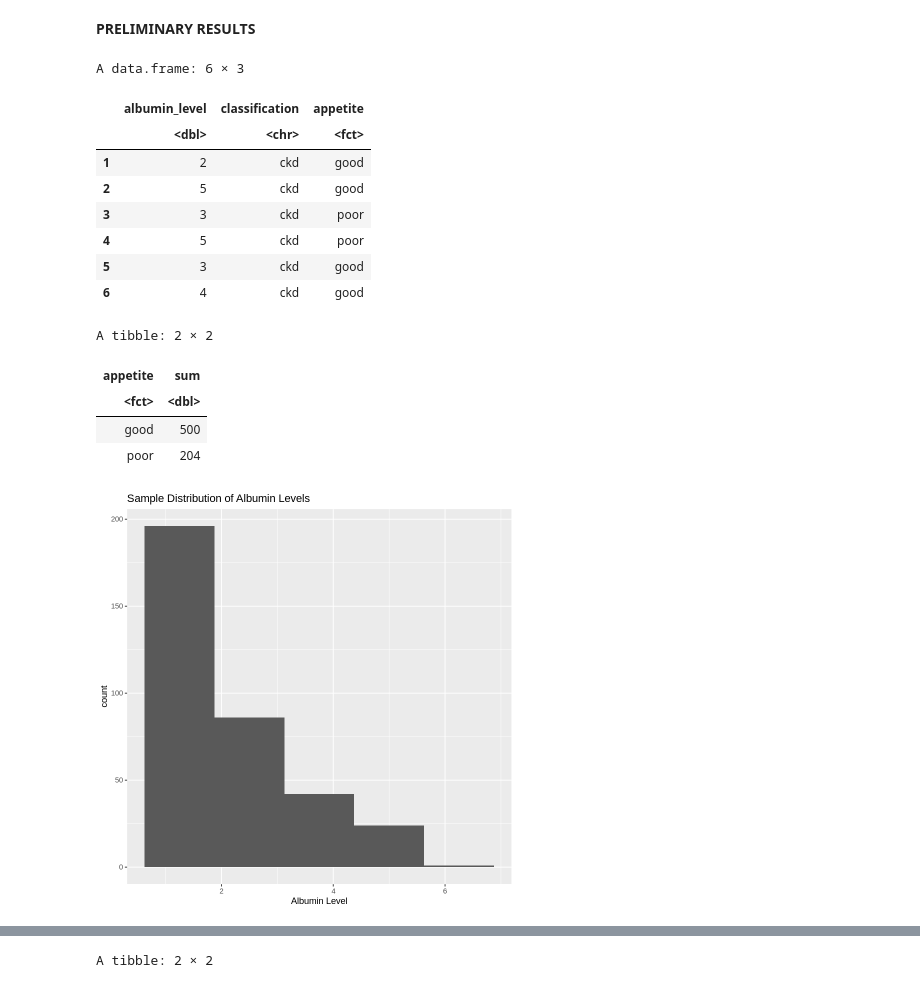
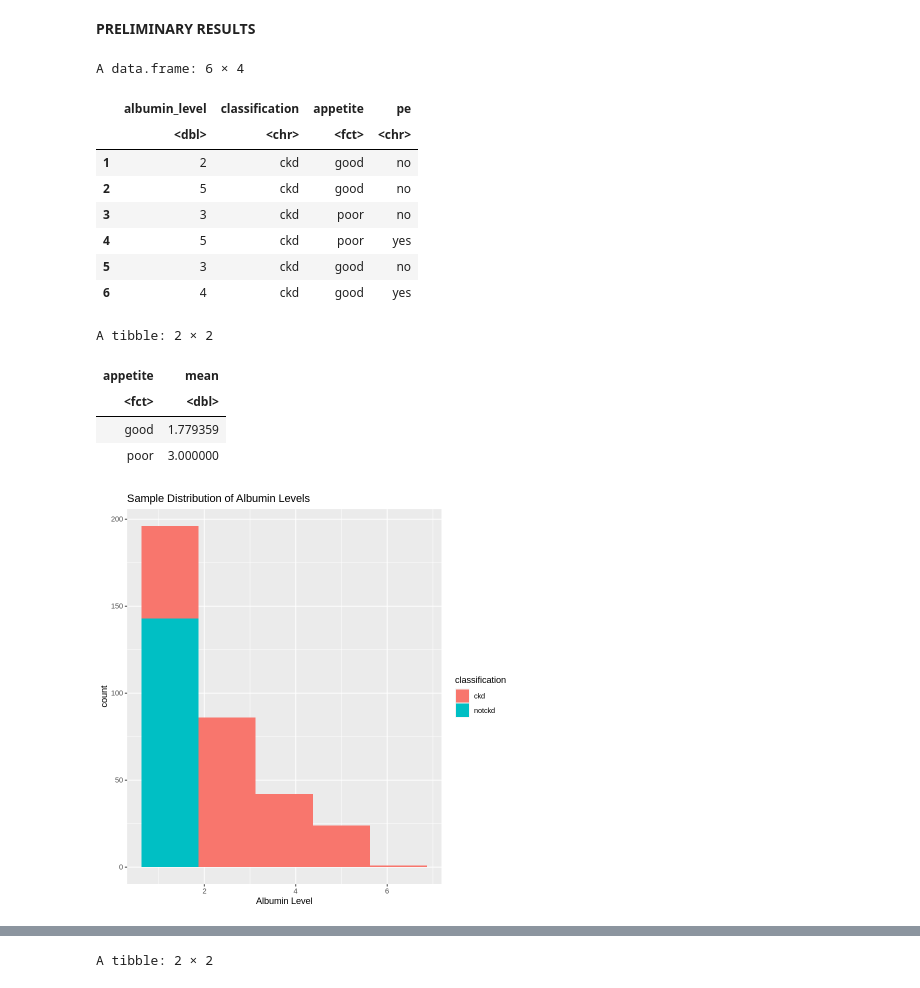
Before and after one commit to mish-salt/Group-14-stat-project, a Jupyter notebook: PROPOSAL.ipynb, the cells around one changed output, grey strips where cells are left out. Saved outputs shown, nothing was run; the diff lists cells and outputs as text; code cells hidden in the pictures.

```diff
--- a/PROPOSAL.ipynb
+++ b/PROPOSAL.ipynb
@@ -17,13 +17,6 @@ library(tidyverse)
 library(repr)
 library(digest)
 # %%
-#Question: do ckd patients have the same level of albumin as non-ckd patients?
-
-#Patients without ckd could have other diseases - maybe diseases which actually affects the liver
-#See if ckd has the same affect on albumin as other potential diseases
-#does not say if ckd patients stictly have ckd
-#An observation which pertains to this sample (maybe)
-
 
 #reading the data
 dataset <- read.csv("https://raw.githubusercontent.com/mish-salt/Group-14-stat-project/main/ckd.csv")
@@ -31,71 +24,45 @@ dataset <- read.csv("https://raw.githubusercontent.com/mish-salt/Group-14-stat-p
 #wrangling data
 ckd_data <- dataset %>%
     rename(albumin_level = al, classification = class, appetite = appet)%>% #renaming columns
-    select(albumin_level, classification, appetite)%>% #selecting relevant variables
+    select(albumin_level, classification, appetite, pe)%>% #selecting relevant variables
     mutate(albumin_level = as.numeric(albumin_level))%>%#change chr into dbl for albumin_level
     mutate(appetite = as.factor(appetite)) #appetite may be another interesting variable to look at - even if not included in the final results
 
 
 head(ckd_data)
-
-# plot <- x_bar %>%
-#     ggplot(aes(x = mean, y = classification))+
-#     geom_histogram()
-
-# plot
-
-
-#to do:
-#clean things up
-#select relevant data
-#Demonstrate sample size
-#Maybe look at appetite & albumin?
-#put in notes the assumptions of data (greatest benefit of doubt)
-
-#notes:
-#Albumin may be decreased by malnutrition
-#CKD may decrease appetite
-#further questions = cause and consequence between CKD and appetite, further cause and consequence between appetite
-#and albumin
-#since the data is found in patients - notckd could mean the patient has other diseases
-#The albumin level should be treated as ordinal data
-#original data unreadable - substituted data
-#
-
-#x.3 = albumin, x.4 = class
 # %% [output]
-A data.frame: 6 × 3
+A data.frame: 6 × 4
-|  | albumin_level | classification | appetite |
-|  | <dbl> | <chr> | <fct> |
-| 1 | 2 | ckd | good |
-| 2 | 5 | ckd | good |
-| 3 | 3 | ckd | poor |
-| 4 | 5 | ckd | poor |
-| 5 | 3 | ckd | good |
-| 6 | 4 | ckd | good |
+|  | albumin_level | classification | appetite | pe |
+|  | <dbl> | <chr> | <fct> | <chr> |
+| 1 | 2 | ckd | good | no |
+| 2 | 5 | ckd | good | no |
+| 3 | 3 | ckd | poor | no |
+| 4 | 5 | ckd | poor | yes |
+| 5 | 3 | ckd | good | no |
+| 6 | 4 | ckd | good | yes |
 # %%
 #for the sake of interest - look at the sum of albumin level in respect to appetite
-#1 for presence of appetite, 0 for no appetite
+
 appetite <- ckd_data %>%
     select(appetite, albumin_level)%>%
     group_by(appetite)%>%
-    summarize(sum = sum(albumin_level))
+    summarize(mean = mean(albumin_level))
 
 head(appetite)
 # %% [output]
 A tibble: 2 × 2
-| appetite | sum |
+| appetite | mean |
 | <fct> | <dbl> |
-| good | 500 |
-| poor | 204 |
+| good | 1.779359 |
+| poor | 3.000000 |
 # %%
-#plotting the sample distribution for albumin
-albumin_plot <- ckd_data %>%
+#plotting the sample distribution for albumin with indications of ckd classification
+albumin_plot_ckd <- ckd_data %>%
     ggplot(aes(x = albumin_level))+
-    geom_histogram(bins = 5)+
+    geom_histogram(bins = 5, aes(fill = classification))+
     xlab("Albumin Level")+
     ggtitle("Sample Distribution of Albumin Levels")
 
-albumin_plot
+albumin_plot_ckd
 # %% [output]
-[figure, old version]
+[figure, new version]
```
Also changed, not shown: parts of 4 cells of this notebook.
